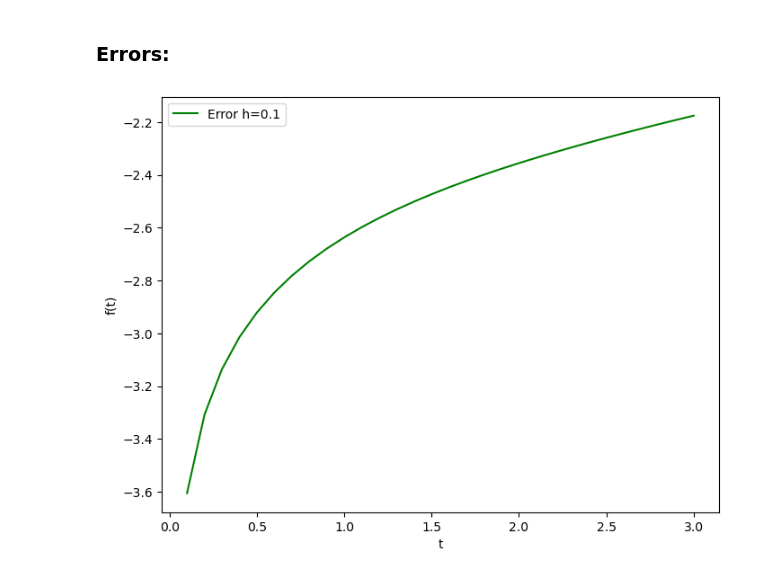
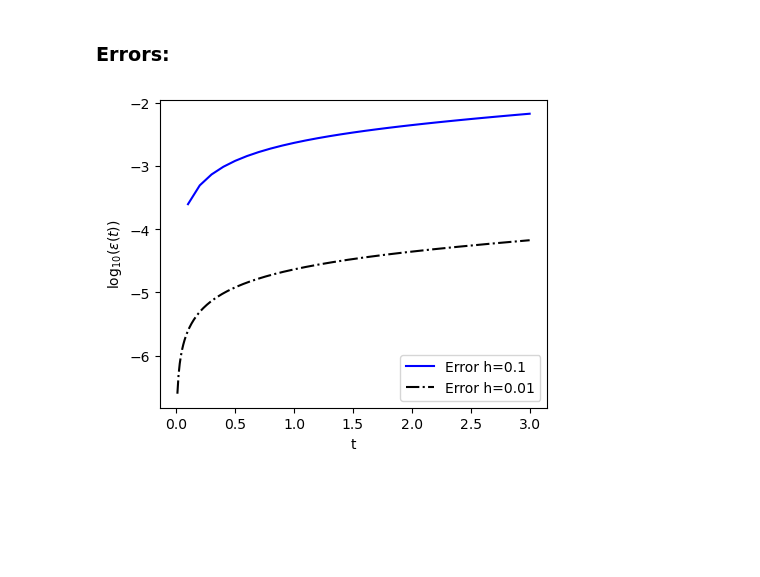
Before and after one commit to wbandabarragan/computational-physics-2, a Jupyter notebook: unit-1/105-ODE-predictor-corrector-methods.ipynb, the cells around one changed output. Cells and saved outputs as stored; diff of their text form; code cells hidden in the pictures; blank space fills up the shorter version.

```diff
--- a/unit-1/105-ODE-predictor-corrector-methods.ipynb
+++ b/unit-1/105-ODE-predictor-corrector-methods.ipynb
@@ -36,20 +38,20 @@ The differential equation $\frac{dy(t)}{dt} = 3t^2 + \sin(t)$ with initial condi
 import numpy as np
 import matplotlib.pyplot as plt
 # %%
-# Define function f(t)
+# Define the limit for the t axis
+b = 3.
 
-b = 3
-
+# Define function y(t) -> We found this sln with sympy in lecture 103
 y_t = lambda t: t**3 - np.cos(t) + 3. # this is y(t)
 
 # Spacing
 h_1 = 0.1
-#h_2 = 0.01
+h_2 = 1.e-2
 
 # t_axis
 
 t_1 = np.arange(0, b + h_1, h_1)
-#t_2 = np.arange(0, b + h_2, h_2)
+t_2 = np.arange(0, b + h_2, h_2)
 
 # Initial conditions
 y0 = 2.
@@ -106,11 +113,12 @@ def midpoint(t_axis, h_step):
     # Loop to integrate
     for j in range(0, len(t_axis) - 1):
 
-        #Predictor step
+        # Predictor step
         predictor_1  = y_sln[j] + h_step*f_ode(t_axis[j], y_sln[j])/2
 
         # Corrector step
-        y_sln[j + 1] = y_sln[j] + h_step*f_ode(t_axis[j] + h_step/2,  predictor_1)
+        y_sln[j + 1] = y_sln[j] + h_step*f_ode(t_axis[j]\
+                                + h_step/2,  predictor_1)
 
     return y_sln
 # %%
@@ -136,18 +145,18 @@ plt.show()
 # %%
 # Plotting
 
-plt.figure(figsize = (8,6))
+plt.figure(figsize = (5,4))
 
-plt.plot(t_1, np.log10(np.abs(midpoint(t_1, h_1) - y_t(t_1))), "g", linestyle = '-', label = "Error h=0.1")
-#plt.plot(t_2, np.log10(np.abs(midpoint(t_2, h_2) - y_t(t_2))), "r", linestyle = '-', label = "Error h=0.01")
+plt.plot(t_1, np.log10(np.abs(midpoint(t_1, h_1) - y_t(t_1))), "b", linestyle = '-', label = "Error h=0.1")
+plt.plot(t_2, np.log10(np.abs(midpoint(t_2, h_2) - y_t(t_2))), "black", linestyle = '-.', label = "Error h=0.01")
 
 plt.xlabel('t')
-plt.ylabel('f(t)')
+plt.ylabel(r'$\log_{10}(\epsilon(t))$')
 
 #plt.xlim(-2.0,2.0)
 #plt.ylim(-20,20)
 
 plt.legend()
 plt.show()
 # %% [output]
-[figure, old version]
+[figure, new version]
```
Also changed, not shown: parts of 5 cells of this notebook, 2 other files.
